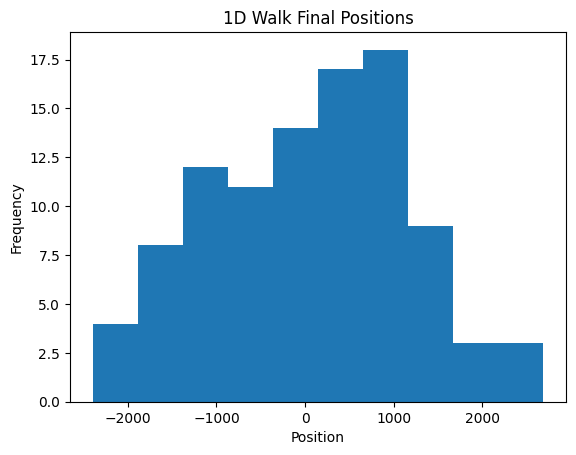
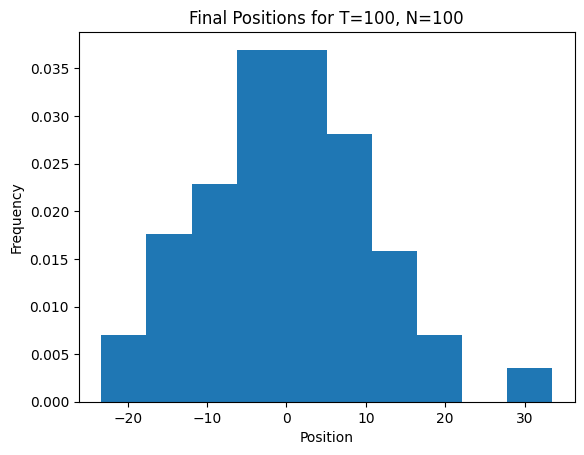
Code edit (unified diff) that turned the first committed figure into the second:
--- before
+++ after
@@ -1,42 +1,41 @@
-# main function
+# Main function
 def main():
-    final_positions_1D_list, final_positions_2D_list = [], []
-    num_steps = int(input("Enter the number of steps of the walk: ")) # user input for number of steps
+    # Run simulations for T=100 and N=100, 1000, 10000
+    # Simulation for T=100, N=100
+    arr_hundred = one_dim_walk(100, 100)
+    last_row_hundred = arr_hundred[-1]
     
-    # run simulations for many walk lengths
-    for i in range(1000, 100000, 1000):
-        final_pos_1D = one_dim_walk(num_steps)
-        final_positions_1D_list.append(final_pos_1D)
-        final_pos_2D = two_dim_walk(num_steps)
-        final_positions_2D_list.append(final_pos_2D)
+    # Simulation for T=100, N=1000
+    arr_thousand = one_dim_walk(100, 1000)
+    last_row_thousand = arr_thousand[-1]
     
-    # convert to numpy array for histogram
-    final_positions_1D = np.array(final_positions_1D_list)
-    final_positions_2D = np.array(final_positions_2D_list)
+    # Simulation for T=100, N=10000
+    arr_ten_thousand = one_dim_walk(100, 10000)
+    last_row_ten_thousand = arr_ten_thousand[-1]
     
-    # get final x position and final y position for 2D walk
-    final_x = final_positions_2D[:, 0]
-    final_y = final_positions_2D[:, 1]
     
-    # create histogram of 1D walks
-    plt.hist(final_positions_1D)
-    plt.title('1D Walk Final Positions')
+    # Plot histograms of final positions of each simulation
+    # Plot histogram for T=100, N=100
+    plt.hist(last_row_hundred, density=True) # Normalize using density=True to display probability density instead of raw frequency counts
+    plt.title('Final Positions for T=100, N=100')
     plt.xlabel('Position')
     plt.ylabel('Frequency')
     plt.show()
     
-    # create histogram of 2D walks
-    # x position
-    plt.hist(final_x)
-    plt.title('2D Walk Final X Positions')
-    plt.xlabel('Position')
-    plt.ylabel('Frequency')
-    plt.show()
-    # y position
-    plt.hist(final_y)
-    plt.title('2D Walk Final Y Positions')
+    # Plot histogram for T=100, N=1000
+    plt.hist(last_row_thousand, density=True) # Normalize using density=True to display probability density instead of raw frequency counts
+    plt.title('Final Positions for T=100, N=1000')
     plt.xlabel('Position')
     plt.ylabel('Frequency')
     plt.show()
     
+    # Plot histogram for T=100, N=10000
+    plt.hist(last_row_ten_thousand, density=True) # Normalize using density=True to display probability density instead of raw frequency counts
+    plt.title('Final Positions for T=100, N=10000')
+    plt.xlabel('Position')
+    plt.ylabel('Frequency')
+    plt.show()
+    
+    #2D?
+    
 main()

Commit: Update Notebook-01